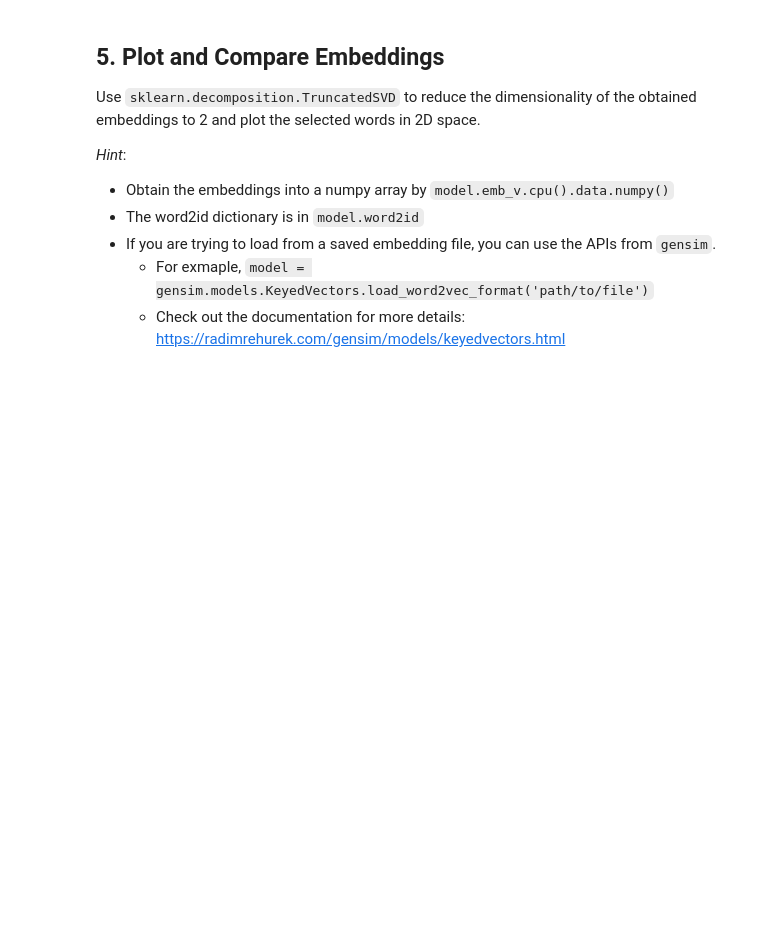
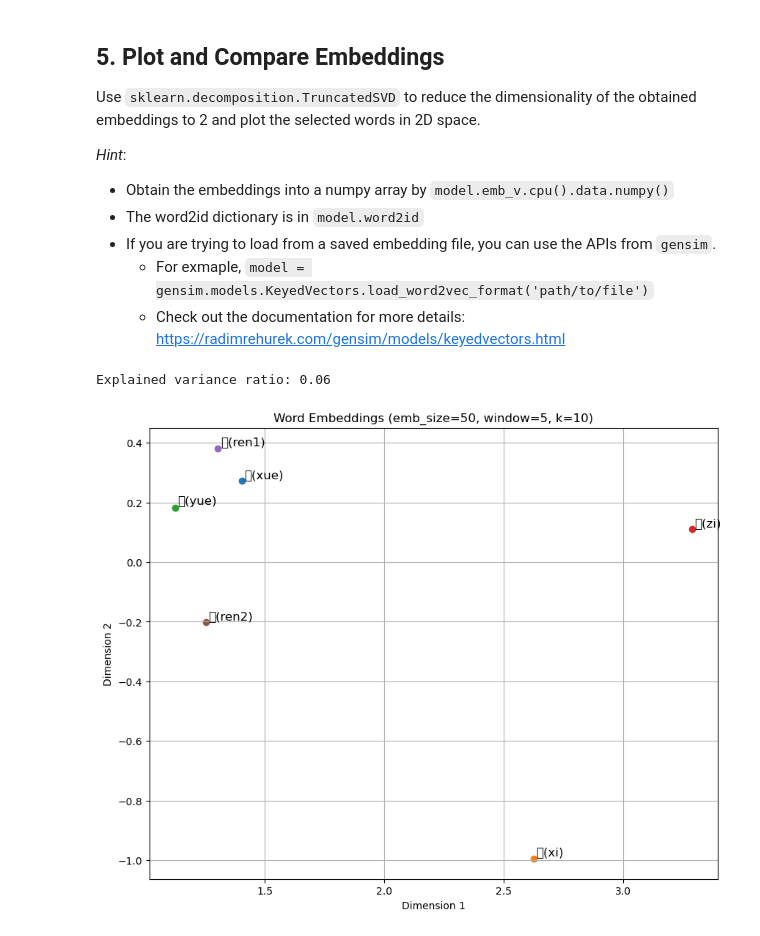
Before and after one commit to Scodive/CS310-Natural_Language_Processing, a Jupyter notebook: assignments/A2/A2_w2v.ipynb, the cells around one changed output. Saved outputs shown, nothing was run; the diff lists cells and outputs as text; code cells hidden in the pictures; blank space fills up the shorter version.

```diff
--- a/assignments/A2/A2_w2v.ipynb
+++ b/assignments/A2/A2_w2v.ipynb
@@ -296,12 +314,15 @@ Save the embeddings into a `gensim` compatible format.
 # %%
 output_file = 'embeddings.txt'
 
-weights = model.emb_v.detech().cpu().data.numpy()
+
+weights = model.emb_v.weight.detach().cpu().numpy()
 with open(output_file, "w") as f:
     f.write(f"{vocab_size} {emb_size}\n")  # First line: vocab size and vector dimension
-    for idx, vector in enumerate(weights):
-        vector_str = " ".join(map(str, vector))
-        f.write(f"{model.id2word[idx]} {vector_str}\n")
+    for idx in range(vocab_size):
+        if idx in corpus.id2word:  # 确保索引在id2word中存在
+            word = corpus.id2word[idx]
+            vector_str = " ".join(map(str, weights[idx]))
+            f.write(f"{word} {vector_str}\n")
 # %% [markdown]
 ## 5. Plot and Compare Embeddings
 
@@ -316,19 +337,45 @@ Use `sklearn.decomposition.TruncatedSVD` to reduce the dimensionality of the obt
 # %%
 # Load embeddings
 ### YOUR CODE HERE ###
-pass
+embeddings = model.emb_v.weight.detach().cpu().numpy()
+id2word = corpus.id2word
+word2id = corpus.word2id
 ### END YOUR CODE ###
 # %%
 # Truncated SVD
 ### YOUR CODE HERE ###
-pass
+svd = TruncatedSVD(n_components=2)
+embeddings_2d = svd.fit_transform(embeddings)
+
+print(f"Explained variance ratio: {svd.explained_variance_ratio_.sum():.2f}")
 ### END YOUR CODE ###
+# %% [output]
+Explained variance ratio: 0.06
 # %%
 # Plot the following words or other words you are interested in
 # You better pick those words that look different in the 2D space compared with the LSA vectors
 words = ['学', '习', '曰', '子', '人', '仁']
 words_pinyin = ['xue', 'xi', 'yue', 'zi', 'ren1', 'ren2']
 
 ### YOUR CODE HERE ###
-pass
+plt.figure(figsize=(10, 8))
+
+# 为每个目标词获取2D嵌入向量并绘制
+for word, pinyin in zip(words, words_pinyin):
+    if word in word2id:
+        idx = word2id[word]
+        x, y = embeddings_2d[idx]
+        plt.scatter(x, y, marker='o')
+        plt.text(x+0.01, y+0.01, f"{word}({pinyin})", fontsize=12)
+    else:
+        print(f"Word '{word}' not in vocabulary")
+
+plt.title(f"Word Embeddings (emb_size={emb_size}, window={window_size}, k={k})")
+plt.xlabel("Dimension 1")
+plt.ylabel("Dimension 2")
+plt.grid(True)
+plt.savefig(f'word_embeddings_emb{emb_size}_win{window_size}_k{k}.png')
+plt.show()
 ### END YOUR CODE ###
+# %% [output]
+[figure, added]
```
Also changed, not shown: parts of 3 cells of this notebook, 21 other files.
